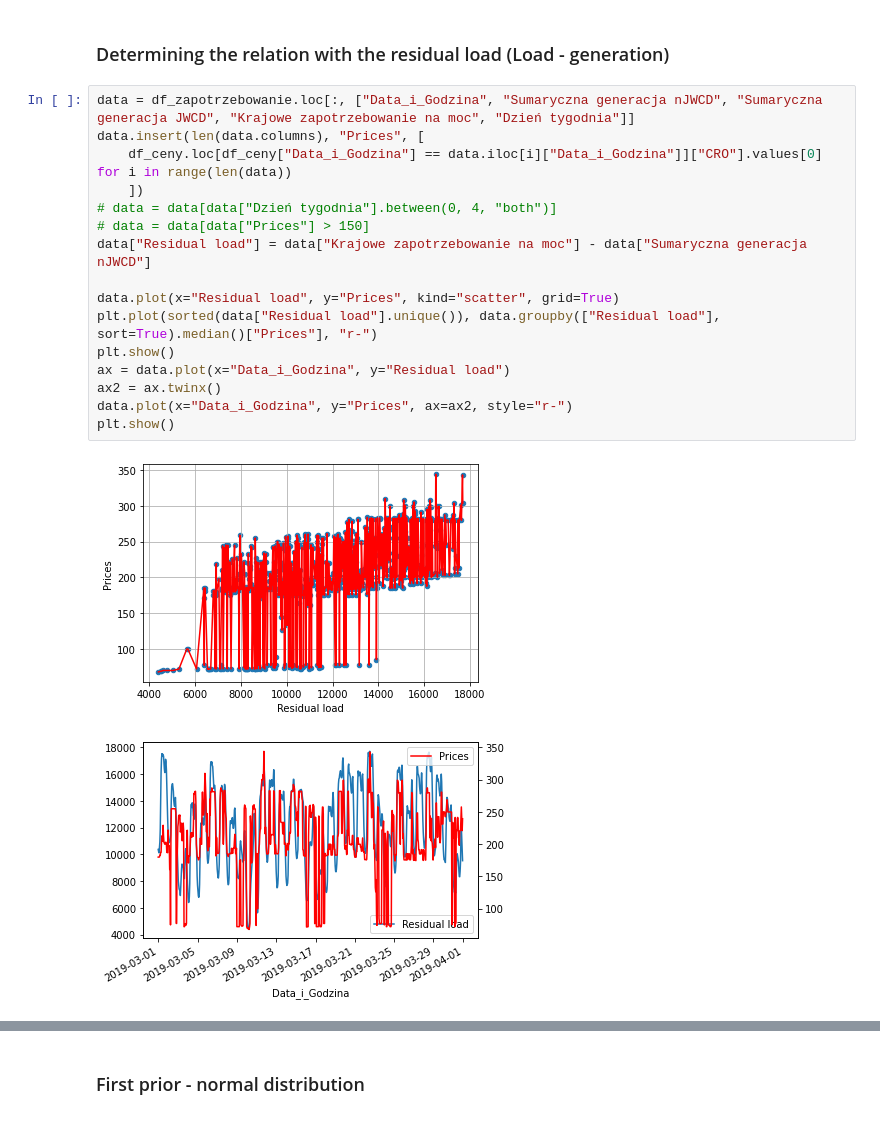
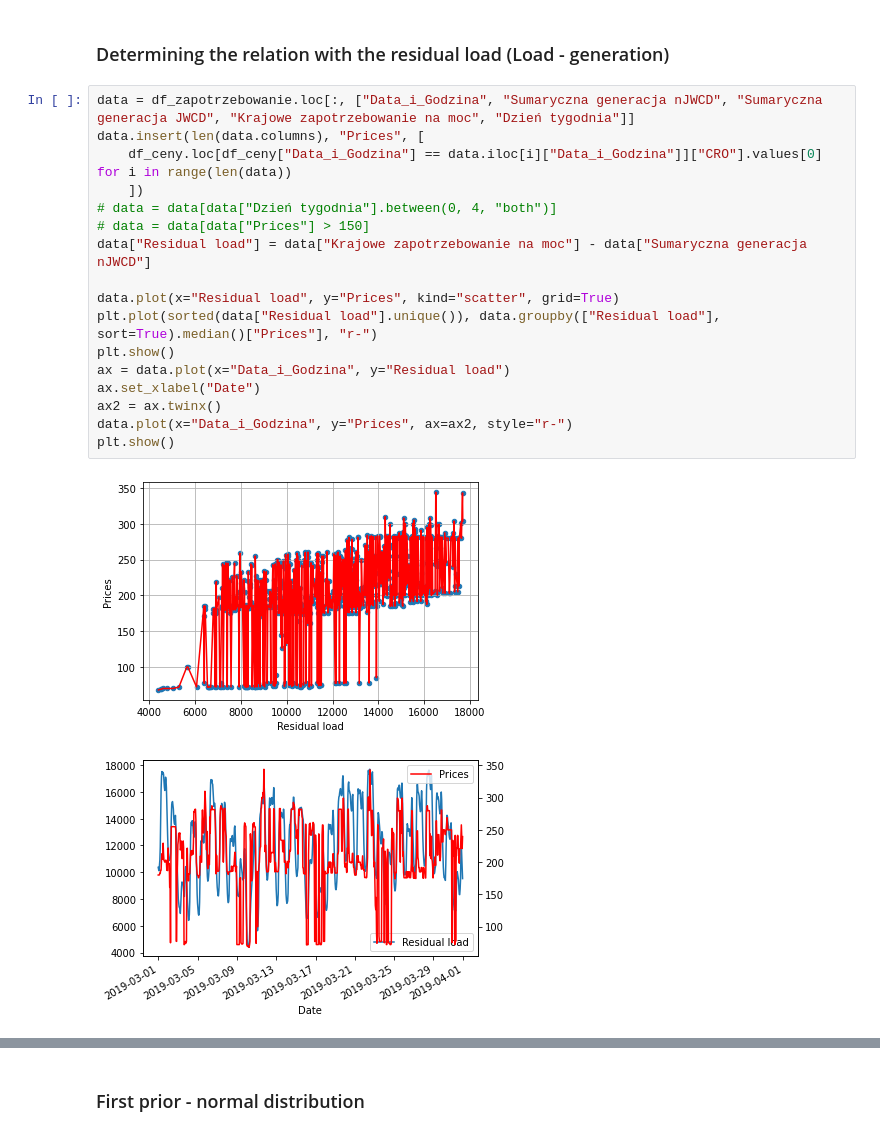
Before and after one commit to pilarskimarcin/ProjektDataAnalytics, a Jupyter notebook: Model_1_Fitting_to_data/model.ipynb, the cells around one changed output, grey strips where cells are left out. Cells and saved outputs as stored; diff of their text form.

```diff
--- a/Model_1_Fitting_to_data/model.ipynb
+++ b/Model_1_Fitting_to_data/model.ipynb
@@ -365,22 +370,23 @@ Again, the best amount of degrees of freedom is 5.
 # %%
 data = df_zapotrzebowanie.loc[:, ["Data_i_Godzina", "Sumaryczna generacja nJWCD", "Sumaryczna generacja JWCD", "Krajowe zapotrzebowanie na moc", "Dzień tygodnia"]]
 data.insert(len(data.columns), "Prices", [
     df_ceny.loc[df_ceny["Data_i_Godzina"] == data.iloc[i]["Data_i_Godzina"]]["CRO"].values[0] for i in range(len(data))
     ])
 # data = data[data["Dzień tygodnia"].between(0, 4, "both")]
 # data = data[data["Prices"] > 150]
 data["Residual load"] = data["Krajowe zapotrzebowanie na moc"] - data["Sumaryczna generacja nJWCD"]
 
 data.plot(x="Residual load", y="Prices", kind="scatter", grid=True)
 plt.plot(sorted(data["Residual load"].unique()), data.groupby(["Residual load"], sort=True).median()["Prices"], "r-")
 plt.show()
 ax = data.plot(x="Data_i_Godzina", y="Residual load")
+ax.set_xlabel("Date")
 ax2 = ax.twinx()
 data.plot(x="Data_i_Godzina", y="Prices", ax=ax2, style="r-")
 plt.show()
 # %% [output]
 [figure]
-[figure, old version]
+[figure, new version]
 # %%
 x = data["Residual load"]
 data.plot(x="Residual load", y="Prices", kind="scatter", grid=True)
```
Also changed, not shown: parts of 20 cells of this notebook, 22 other files.
